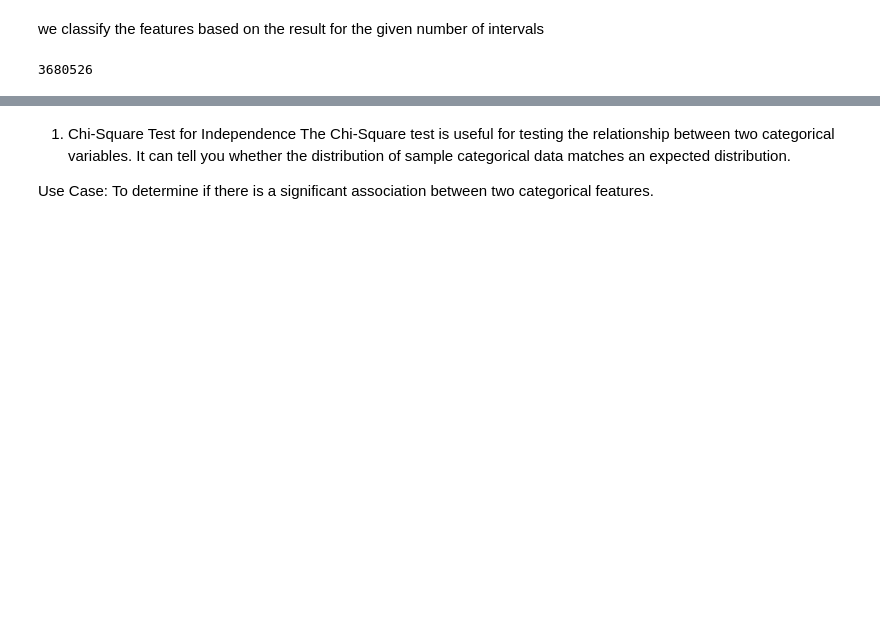
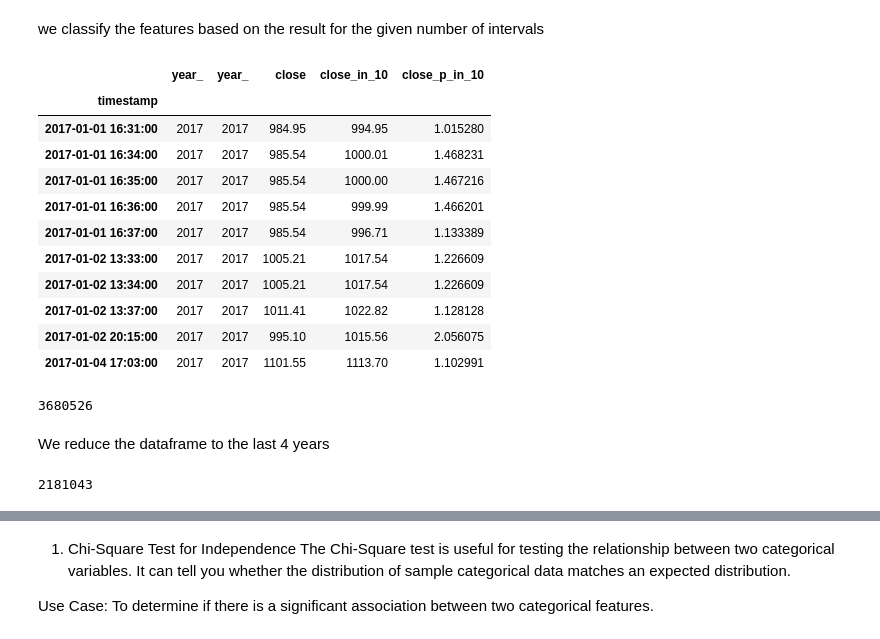
Before and after one commit to alessioricco/SCALP, a Jupyter notebook: nb_find_attributes.ipynb, the cells around one changed output, grey strips where cells are left out. Saved outputs shown, nothing was run; the diff lists cells and outputs as text; code cells hidden in the pictures; blank space fills up the shorter version.

```diff
--- a/nb_find_attributes.ipynb
+++ b/nb_find_attributes.ipynb
@@ -90,6 +92,23 @@ Index(['close', 'stoch_rsi_overbought', 'stoch_rsi_oversold',
       dtype='object')
 # %% [markdown]
 we classify the features based on the result for the given number of intervals
+# %%
+period = 10
+x = df[df[f'close_p_in_{period}'] > 1]
+x[['year_', 'close', f'close_in_{period}', f'close_p_in_{period}']].head(10)
+# %% [output]
+|  | year_ | year_ | close | close_in_10 | close_p_in_10 |
+| timestamp |  |  |  |  |  |
+| 2017-01-01 16:31:00 | 2017 | 2017 | 984.95 | 994.95 | 1.015280 |
+| 2017-01-01 16:34:00 | 2017 | 2017 | 985.54 | 1000.01 | 1.468231 |
+| 2017-01-01 16:35:00 | 2017 | 2017 | 985.54 | 1000.00 | 1.467216 |
+| 2017-01-01 16:36:00 | 2017 | 2017 | 985.54 | 999.99 | 1.466201 |
+| 2017-01-01 16:37:00 | 2017 | 2017 | 985.54 | 996.71 | 1.133389 |
+| 2017-01-02 13:33:00 | 2017 | 2017 | 1005.21 | 1017.54 | 1.226609 |
+| 2017-01-02 13:34:00 | 2017 | 2017 | 1005.21 | 1017.54 | 1.226609 |
+| 2017-01-02 13:37:00 | 2017 | 2017 | 1011.41 | 1022.82 | 1.128128 |
+| 2017-01-02 20:15:00 | 2017 | 2017 | 995.10 | 1015.56 | 2.056075 |
+| 2017-01-04 17:03:00 | 2017 | 2017 | 1101.55 | 1113.70 | 1.102991 |
 # %%
 # Create a column variable that is the combination of all the features_ lists
 all_features = features_stochrsi + features_hma + features_macd
@@ -103,6 +120,14 @@ new_df = df[features].iloc[50:-period]
 len(new_df)
 # %% [output]
 3680526
+# %% [markdown]
+We reduce the dataframe to the last 4 years
+# %%
+
+new_df = new_df[new_df.index.year >= 2020]
+len(new_df)
+# %% [output]
+2181043
 # %%
 # import pandas as pd
 
```
Also changed, not shown: parts of 20 cells of this notebook, 6 other files.
